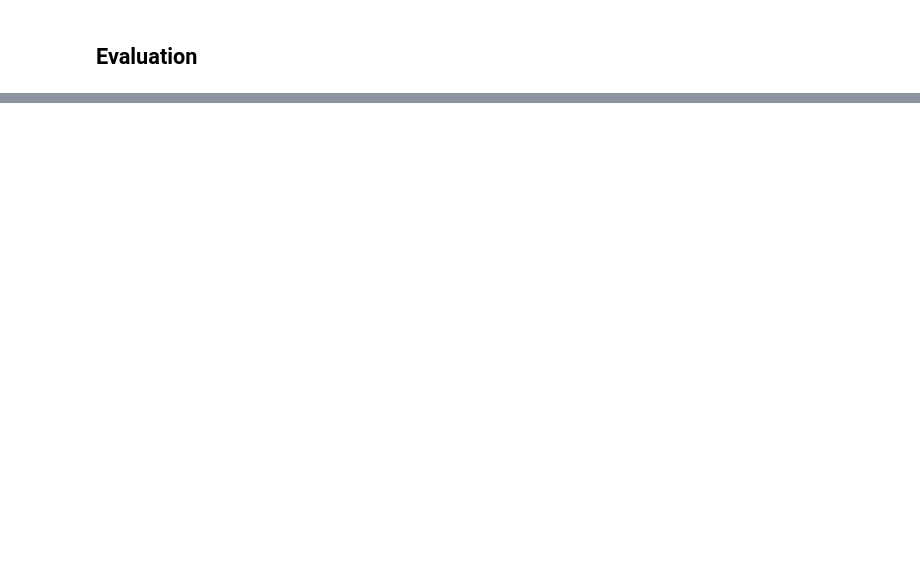
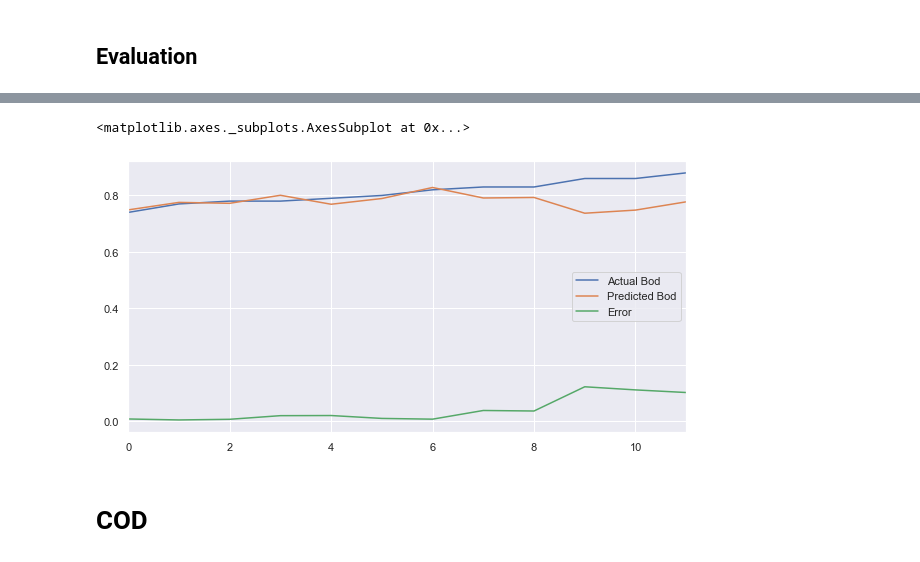
Before and after one commit to MuhamedEssam/ANNBODCODTSS, a Jupyter notebook: Bod Cod Tss Ann.ipynb, the cells around one changed output, grey strips where cells are left out. Cells and saved outputs as stored; diff of their text form; code cells hidden in the pictures; blank space fills up the shorter version.

```diff
--- a/Bod Cod Tss Ann.ipynb
+++ b/Bod Cod Tss Ann.ipynb
@@ -266,0 +300,16 @@ Done Saving
+# %%
+err=abs(y_test[:,0]-y_pred[:,0])
+Preds=pd.DataFrame(y_pred[:,0])
+Actual=pd.DataFrame(y_test[:,0])
+
+Error =pd.DataFrame(err)
+Actual.reset_index(inplace=True)
+Preds.reset_index(inplace=True)
+Error.reset_index(inplace=True)
+Result = pd.concat([Actual, Preds,Error], axis=1)
+
+Result=Result.drop(['index'],1)
+Result.columns=['Actual Bod','Predicted Bod', "Error"]
+Result =Result.sort_values(by=['Actual Bod'])
+Result=Result.reset_index(drop=True)
+Result
@@ -266,0 +343,7 @@ Done Saving
+# %%
+Result.plot(x=Result.index.name, y=['Actual Bod','Predicted Bod','Error'],figsize=(10,5), grid=True  )
+# %% [output]
+<matplotlib.axes._subplots.AxesSubplot at 0x...>
+[figure, added]
+# %% [markdown]
+# COD
```
Also changed, not shown: parts of 22 cells of this notebook.
